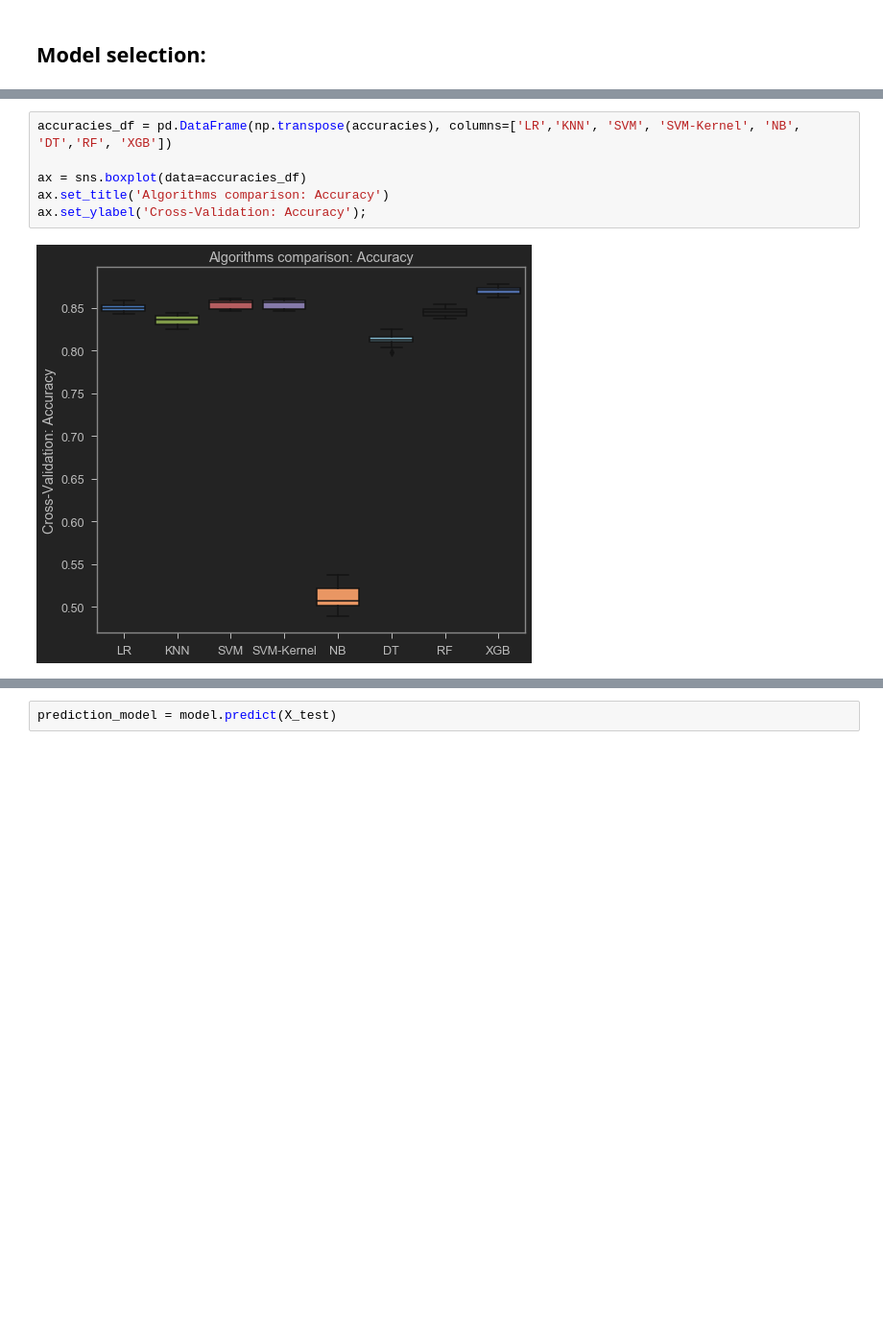
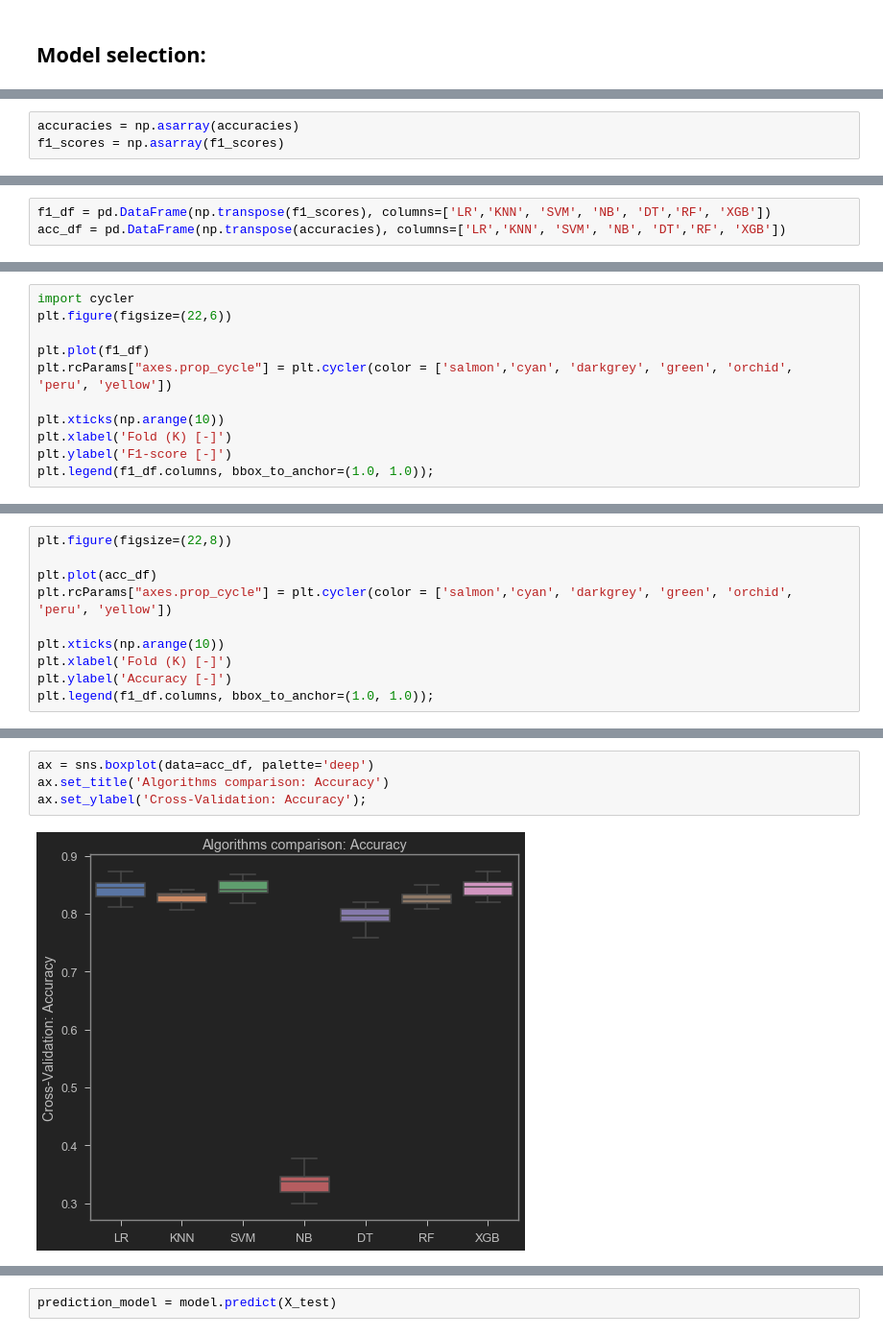
Before and after one commit to piotr-druzdzel/Classification-Salaries-Adult, a Jupyter notebook: Salaries_Adult_Classification.ipynb, the cells around one changed output, grey strips where cells are left out. Shown at 96% size. Saved outputs shown, nothing was run; the diff lists cells and outputs as text; blank space fills up the shorter version.

```diff
--- a/Salaries_Adult_Classification.ipynb
+++ b/Salaries_Adult_Classification.ipynb
@@ -1098,0 +1114,3 @@ Current model: SVC(C=1.0, break_ties=False, cache_size=200, class_weight=None, c
+# %%
+accuracies = np.asarray(accuracies)
+f1_scores = np.asarray(f1_scores)
@@ -1098,0 +1119,3 @@ Current model: SVC(C=1.0, break_ties=False, cache_size=200, class_weight=None, c
+# %%
+f1_df = pd.DataFrame(np.transpose(f1_scores), columns=['LR','KNN', 'SVM', 'NB', 'DT','RF', 'XGB'])
+acc_df = pd.DataFrame(np.transpose(accuracies), columns=['LR','KNN', 'SVM', 'NB', 'DT','RF', 'XGB'])
@@ -1098,0 +1124,11 @@ Current model: SVC(C=1.0, break_ties=False, cache_size=200, class_weight=None, c
+# %%
+import cycler
+plt.figure(figsize=(22,6))
+
+plt.plot(f1_df)
+plt.rcParams["axes.prop_cycle"] = plt.cycler(color = ['salmon','cyan', 'darkgrey', 'green', 'orchid', 'peru', 'yellow'])
+
+plt.xticks(np.arange(10))
+plt.xlabel('Fold (K) [-]')
+plt.ylabel('F1-score [-]')
+plt.legend(f1_df.columns, bbox_to_anchor=(1.0, 1.0));
@@ -1098,0 +1139,10 @@ Current model: SVC(C=1.0, break_ties=False, cache_size=200, class_weight=None, c
+# %%
+plt.figure(figsize=(22,8))
+
+plt.plot(acc_df)
+plt.rcParams["axes.prop_cycle"] = plt.cycler(color = ['salmon','cyan', 'darkgrey', 'green', 'orchid', 'peru', 'yellow'])
+
+plt.xticks(np.arange(10))
+plt.xlabel('Fold (K) [-]')
+plt.ylabel('Accuracy [-]')
+plt.legend(f1_df.columns, bbox_to_anchor=(1.0, 1.0));
@@ -1101,8 +1216,6 @@ Current model: SVC(C=1.0, break_ties=False, cache_size=200, class_weight=None, c
 # %%
-accuracies_df = pd.DataFrame(np.transpose(accuracies), columns=['LR','KNN', 'SVM', 'SVM-Kernel', 'NB', 'DT','RF', 'XGB'])
-
-ax = sns.boxplot(data=accuracies_df)
+ax = sns.boxplot(data=acc_df, palette='deep')
 ax.set_title('Algorithms comparison: Accuracy')
 ax.set_ylabel('Cross-Validation: Accuracy');
 # %% [output]
-[figure, old version]
+[figure, new version]
```
Also changed, not shown: parts of 110 cells of this notebook, 19 other files.
